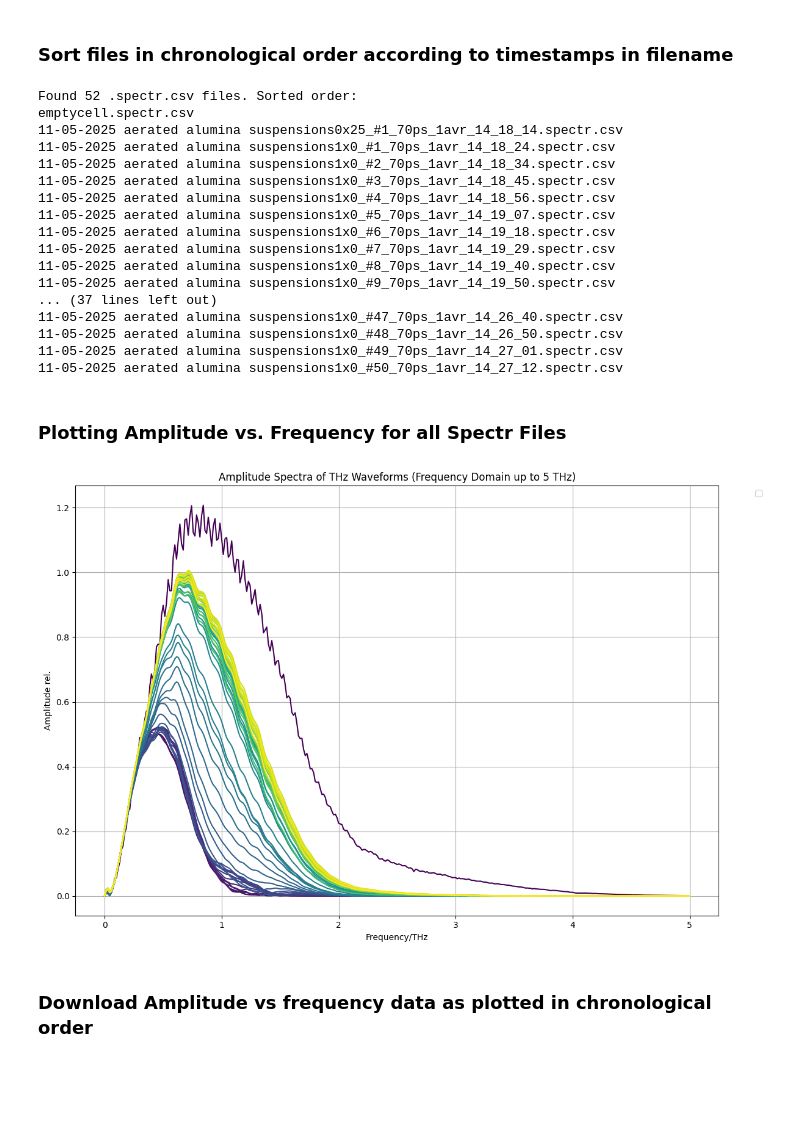
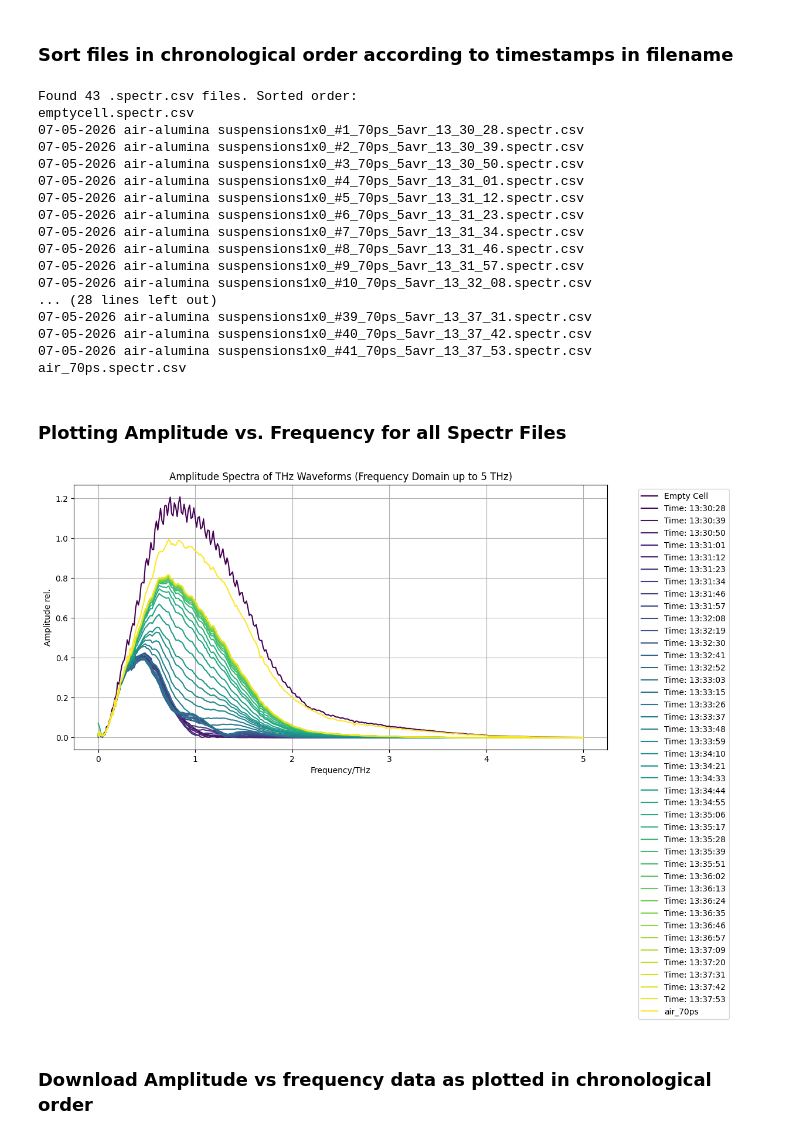
Before and after one commit to reehabjahangir3-coder/THzScattering, a Jupyter notebook: THzResonances_batchprocessing.ipynb, the cells around one changed output. Saved outputs shown, nothing was run; the diff lists cells and outputs as text; code cells hidden in the pictures; blank space fills up the shorter version.

```diff
--- a/THzResonances_batchprocessing.ipynb
+++ b/THzResonances_batchprocessing.ipynb
@@ -58,7 +63,7 @@ import re
 import os
 
 #Change directory as needed
-directory = '/content/1x0/'
+directory = '/content/0x50'
 
 # Define a more flexible pattern for suspension files and empty cell files
 # This pattern extracts the time part (HH_MM_SS) from filenames for sorting
@@ -91,23 +96,23 @@ print(f"Found {len(sorted_spectr_filepaths)} .spectr.csv files. Sorted order:")
 for f in sorted_spectr_filepaths:
     print(os.path.basename(f))
 # %% [output]
-Found 52 .spectr.csv files. Sorted order:
+Found 43 .spectr.csv files. Sorted order:
 emptycell.spectr.csv
-11-05-2025 aerated alumina suspensions0x25_#1_70ps_1avr_14_18_14.spectr.csv
-11-05-2025 aerated alumina suspensions1x0_#1_70ps_1avr_14_18_24.spectr.csv
-11-05-2025 aerated alumina suspensions1x0_#2_70ps_1avr_14_18_34.spectr.csv
-11-05-2025 aerated alumina suspensions1x0_#3_70ps_1avr_14_18_45.spectr.csv
-11-05-2025 aerated alumina suspensions1x0_#4_70ps_1avr_14_18_56.spectr.csv
-11-05-2025 aerated alumina suspensions1x0_#5_70ps_1avr_14_19_07.spectr.csv
-11-05-2025 aerated alumina suspensions1x0_#6_70ps_1avr_14_19_18.spectr.csv
-11-05-2025 aerated alumina suspensions1x0_#7_70ps_1avr_14_19_29.spectr.csv
-11-05-2025 aerated alumina suspensions1x0_#8_70ps_1avr_14_19_40.spectr.csv
-11-05-2025 aerated alumina suspensions1x0_#9_70ps_1avr_14_19_50.spectr.csv
-... (37 lines left out)
-11-05-2025 aerated alumina suspensions1x0_#47_70ps_1avr_14_26_40.spectr.csv
-11-05-2025 aerated alumina suspensions1x0_#48_70ps_1avr_14_26_50.spectr.csv
-11-05-2025 aerated alumina suspensions1x0_#49_70ps_1avr_14_27_01.spectr.csv
-11-05-2025 aerated alumina suspensions1x0_#50_70ps_1avr_14_27_12.spectr.csv
+07-05-2026 air-alumina suspensions1x0_#1_70ps_5avr_13_30_28.spectr.csv
+07-05-2026 air-alumina suspensions1x0_#2_70ps_5avr_13_30_39.spectr.csv
+07-05-2026 air-alumina suspensions1x0_#3_70ps_5avr_13_30_50.spectr.csv
+07-05-2026 air-alumina suspensions1x0_#4_70ps_5avr_13_31_01.spectr.csv
+07-05-2026 air-alumina suspensions1x0_#5_70ps_5avr_13_31_12.spectr.csv
+07-05-2026 air-alumina suspensions1x0_#6_70ps_5avr_13_31_23.spectr.csv
+07-05-2026 air-alumina suspensions1x0_#7_70ps_5avr_13_31_34.spectr.csv
+07-05-2026 air-alumina suspensions1x0_#8_70ps_5avr_13_31_46.spectr.csv
+07-05-2026 air-alumina suspensions1x0_#9_70ps_5avr_13_31_57.spectr.csv
+07-05-2026 air-alumina suspensions1x0_#10_70ps_5avr_13_32_08.spectr.csv
+... (28 lines left out)
+07-05-2026 air-alumina suspensions1x0_#39_70ps_5avr_13_37_31.spectr.csv
+07-05-2026 air-alumina suspensions1x0_#40_70ps_5avr_13_37_42.spectr.csv
+07-05-2026 air-alumina suspensions1x0_#41_70ps_5avr_13_37_53.spectr.csv
+air_70ps.spectr.csv
 # %% [markdown]
 ### Plotting Amplitude vs. Frequency for all Spectr Files
 # %%
@@ -119,35 +124,40 @@ plt.figure(figsize=(12, 8))
 colors = cm.viridis(np.linspace(0, 1, len(sorted_spectr_filepaths)))
 
 for i, filepath in enumerate(sorted_spectr_filepaths):
     df = pd.read_csv(filepath)
     df.columns = df.columns.str.strip() # Clean column names
 
     # Convert Frequency from GHz to THz and filter up to 5 THz
     df['Frequency/THz'] = df['Frequency/GHz'] / 1000
     df_filtered = df[df['Frequency/THz'] <= 5]
 
     filename = os.path.basename(filepath)
     # Extract timestamp for legend label
     match = re.search(r'(\d{2}_\d{2}_\d{2})\.spectr\.csv$', filename)
     if match:
         time_label = match.group(1).replace('_', ':')
         label = f'Time: {time_label}'
     elif 'emptycell' in filename:
         label = 'Empty Cell'
     else:
         label = filename.replace('.spectr.csv', '')
 
-    plt.plot(df_filtered['Frequency/THz'], df_filtered['Amplitude rel.'], color=colors[i])
+    # Determine the correct amplitude column name
+    amplitude_column = 'Amplitude rel.'
+    if amplitude_column not in df_filtered.columns:
+        amplitude_column = 'Amplitude'
+
+    plt.plot(df_filtered['Frequency/THz'], df_filtered[amplitude_column], color=colors[i], label=label)
 
 plt.xlabel('Frequency/THz')
 plt.ylabel('Amplitude rel.')
 plt.title('Amplitude Spectra of THz Waveforms (Frequency Domain up to 5 THz)')
 plt.legend(bbox_to_anchor=(1.05, 1), loc='upper left')
 plt.grid(True)
 plt.tight_layout() # Adjust layout to prevent labels/legend from being cut off
 plt.show()
 # %% [output]
-[figure, old version]
+[figure, new version]
 # %% [markdown]
 ### Download Amplitude vs frequency data as plotted in chronological order
 # %%
```
Also changed, not shown: parts of 17 cells of this notebook.
